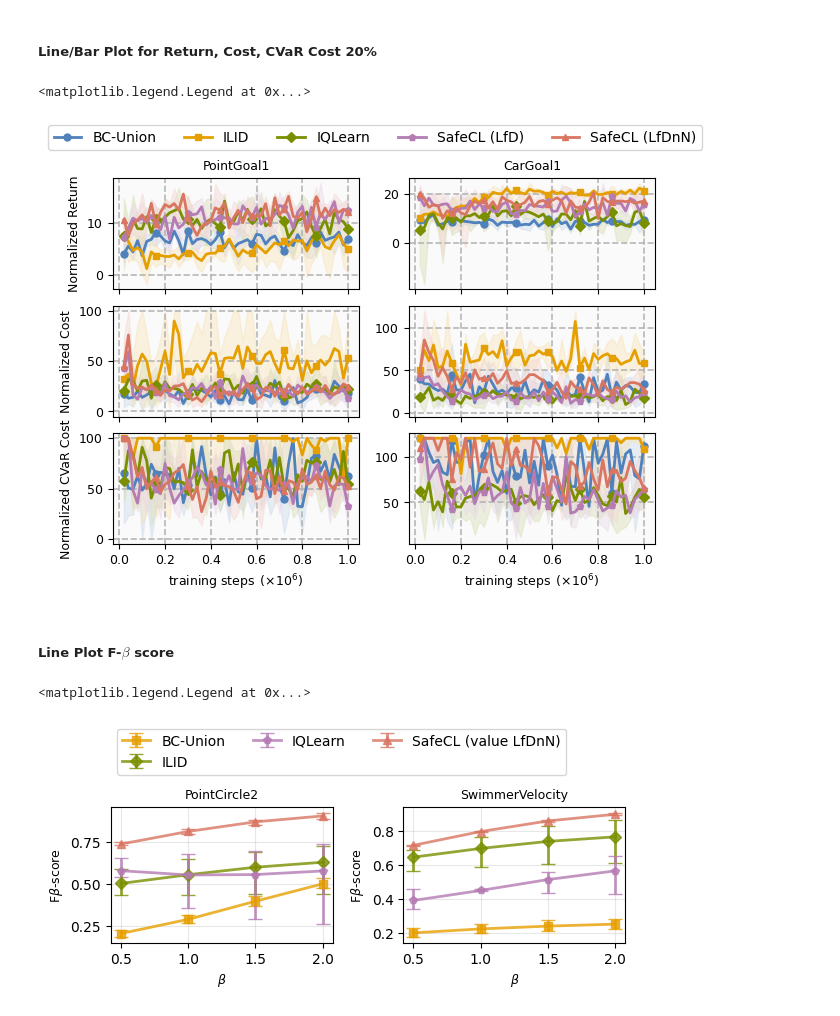
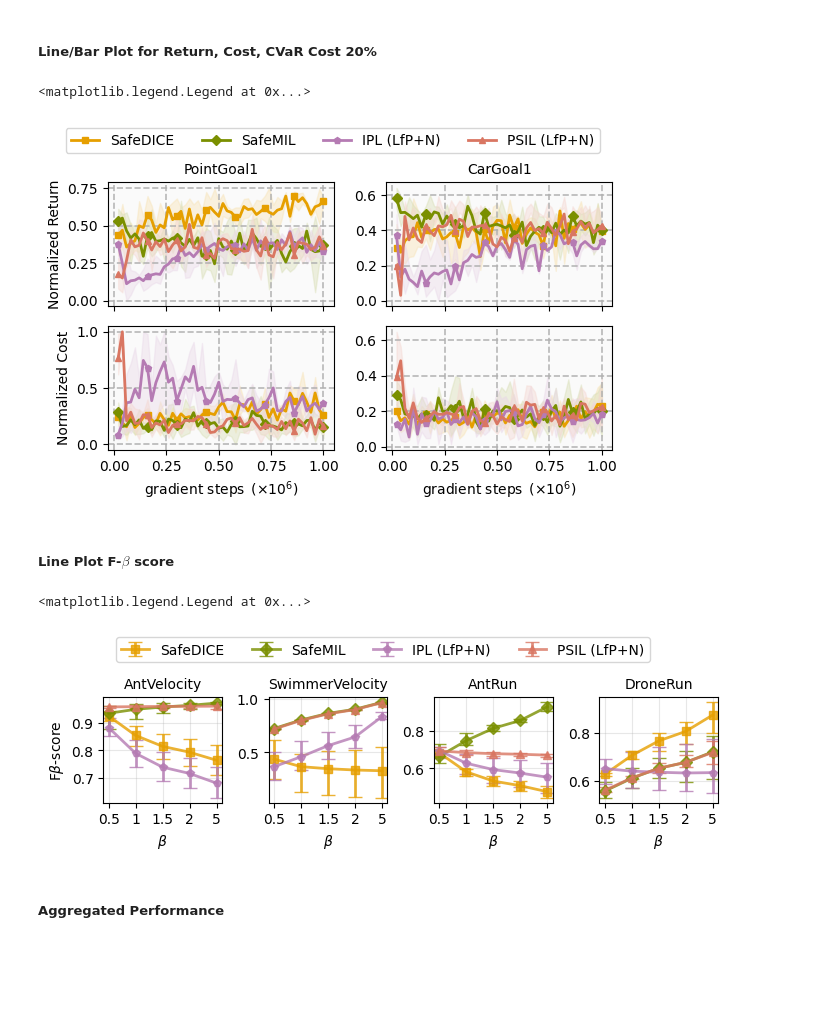
Before and after one commit to returaj/offline_mpc, a Jupyter notebook: dsrl_model/notebooks/safecl_plotting.ipynb, the cells around one changed output. Drawn from its saved outputs; the diff is of its cells as text; code cells hidden in the pictures; blank space fills up the shorter version.

Commit message:
update the safecl notebook

```diff
--- a/dsrl_model/notebooks/safecl_plotting.ipynb
+++ b/dsrl_model/notebooks/safecl_plotting.ipynb
@@ -170,0 +169,6 @@ ALGOS = [("bc_union_kl", "BC-Union"), ("ilid_mse_nonorm", "ILID"), ("iqlearn", "
+# %%
+# ALGOS = [("bc_union_kl", "BC-Union"), ("ilid_mse_nonorm", "ILID"), ("iqlearn", "IQLearn"), ("safecl/embd_64_piconst_0.9_wdecay_fulltrans/best_maps", "PSIL (LfP+N)")]
+
+ALGOS = [("safedice", "SafeDICE"), ("safemil/batch_4_bag_32", "SafeMIL"), ("ipl", "IPL (LfP+N)"), ("safecl/embd_64_piconst_0.9_wdecay_fulltrans/best_maps", "PSIL (LfP+N)"),]
+
+# ALGOS = [("safedice", "SafeDICE"), ("safemil/batch_4_bag_32", "SafeMIL"), ("ipl", "IPL (LfP+N)"), ("safecl/embd_64_piconst_0.9_wdecay_fulltrans/best_maps", "PSIL (LfP+N)"),]
@@ -247,8 +213,9 @@ def plot_bar_confidence_interval(means, lowers, uppers, labels, colors, title, x
 # %%
 def generate_performance_figures(hyperparams, tasks):
-    types = ("ep_reward", "ep_cost", "ep_worst_cost_0.2")
+    # types = ("ep_reward", "ep_cost", "ep_worst_cost_0.2")
+    types = ("ep_reward", "ep_cost",) # ("score",)
     num_tasks = len(tasks)
-    figsize = (7, len(types)*1.585)
+    figsize = (6, len(types)*2.0) # (4, 2.2)
     single_fig, single_axs = plt.subplots(len(types), num_tasks, figsize=figsize, sharex='col')
     for y, task in enumerate(tasks):
         for x, type in enumerate(types):
@@ -264,50 +231,61 @@ def generate_performance_figures(hyperparams, tasks):
                 if a == "preferred_bc":
                     m = l = u = np.ones(50) * baseline
                 if type == "ep_reward":
-                    m, l, u = (normalize_reward(r, baseline, task) for r in (m, l, u))
-                else:
-                    m, l, u = (normalize_cost(c, baseline, task) for c in (m, l, u))
+                    m, l, u = (normalize_reward(r, baseline, task, True) for r in (m, l, u))
+                elif type == "ep_cost" or type == "ep_worst_cost_0.2":
+                    m, l, u = (normalize_cost(c, baseline, task, True) for c in (m, l, u))
                 means.append(m)
                 lowers.append(l)
                 uppers.append(u)
                 labels.append(suffix)
-            colors = BASE_COLORS[1:len(labels)] + [BASE_COLORS[-1]]
-            markers = MARKERS[1:len(labels)] + [MARKERS[-1]]
+
+            # num_algos
+            colors = BASE_COLORS[2:len(labels)+1] + [BASE_COLORS[-1]]
+            markers = MARKERS[2:len(labels)+1] + [MARKERS[-1]]
+
             if type == "ep_cost":
                 ylabel = "Normalized Cost"
             elif type == "ep_reward":
                 ylabel = "Normalized Return"
+            elif type == "ep_worst_cost_0.2":
+                ylabel = "Normalized CVaR Cost"
+            elif type == "score":
+                ylabel = r"$s_\theta(\tau)$"
             else:
-                ylabel = "Normalized CVaR Cost"
+                raise Exception("type unknown")
 
             ax = plot_confidence_interval(means, lowers, uppers, labels=labels,
                                           colors=colors, markers=markers, title=task.replace("_", " "),
-                                          xlabel="training steps " + r"$ \, (\times 10^6)$",
+                                          xlabel="gradient steps " + r"$ \, (\times 10^6)$",
                                           ylabel=ylabel, axis=single_axs[x, y], is_ylabel=y==0,
-                                          is_xlabel=x==2, is_title=x==0, fontsize=9)
+                                          is_xlabel=x==1, is_title=x==0, fontsize=10)
 
     plt.subplots_adjust(hspace=0.15)
     return single_fig, single_axs
 # %%
 hyperparams = "neg_union_full/only_for_reporting"
 
-key = "performance_comparison"
+key = "LfP"
 tasks = ['PointGoal1', "CarGoal1",]
 # tasks = ['PointCircle2', "CarCircle2",]
 # tasks = [ "AntVelocity", "SwimmerVelocity"]
 # tasks = ["Walker2dVelocity", "HopperVelocity",]
 # tasks = ["DroneRun", "DroneCircle",]
 # tasks = ["AntRun", "AntCircle"]
 
+# tasks = ["PointCircle2", "DroneRun"]
 
 fig, ax = generate_performance_figures(hyperparams, tasks)
 handles, labels = ax[0, 0].get_legend_handles_labels()
 # Create a single legend for all subplots
-fig.legend(handles, labels, loc='upper center', ncol=len(ALGOS), fontsize=10)
+fig.tight_layout(rect=[0, 0, 1, 0.92])
+fig.legend(handles, labels, loc='lower center', bbox_to_anchor=(0.5, 0.89),  ncol=len(ALGOS), fontsize=10)
+
+# fig.legend(handles, labels, loc='upper center', ncol=len(ALGOS), fontsize=10)
 # fig.tight_layout()
 # %% [output]
 <matplotlib.legend.Legend at 0x...>
-[figure, old version]
+[figure, new version]
 # %% [markdown]
 ##### Line Plot F-$\beta$ score
 # %%
@@ -478,27 +460,36 @@ def generate_fbeta_figures(hyperparams, tasks, cost_betas, plot_type='combined')
 # %%
 hyperparams = "neg_union_full/only_for_reporting"
 
-key = "performance_comparison"
 plot_type = "combined"
-cost_betas = [0.5, 1.0, 1.5, 2.0]
+cost_betas = [0.5, 1, 1.5, 2, 5]
 
 # tasks = ['PointGoal1', "CarGoal1",]
-tasks = ['PointCircle2', "SwimmerVelocity",]
+# tasks = ['PointCircle2', "CarCircle2"]
 # tasks = [ "AntVelocity", "SwimmerVelocity"]
 # tasks = ["Walker2dVelocity", "HopperVelocity",]
 # tasks = ["DroneRun", "DroneCircle",]
 # tasks = ["AntRun", "AntCircle"]
 
+key = "LfP"
+# tasks = ["PointCircle2", "PointGoal1", "CarCircle2", "CarGoal1"]
+tasks = ["AntVelocity", "SwimmerVelocity", "AntRun", "DroneRun",]
+
+# tasks = ["PointCircle2", "DroneRun"]
 
 fig, ax = generate_fbeta_figures(hyperparams, tasks, cost_betas, plot_type)
 single_ax = ax[0] if plot_type == 'combined' else ax[0, 0]
 handles, labels = single_ax.get_legend_handles_labels()
 
-# 1. Compress the subplots area tightly to the top 92% of the canvas
+# # 1. Compress the subplots area tightly to the top 92% of the canvas
 fig.tight_layout(rect=[0, 0, 1, 0.92])
 
-# Create a single legend for all subplots
-fig.legend(handles, labels, loc='lower center', bbox_to_anchor=(0.5, 0.89),  ncol=3, fontsize=10)
+# # Create a single legend for all subplots
+fig.legend(handles, labels, loc='lower center', bbox_to_anchor=(0.5, 0.89),  ncol=5, fontsize=10)
+
+# fig.legend(handles, labels, loc='upper center', ncol=len(ALGOS), fontsize=10)
+# fig.tight_layout()
 # %% [output]
 <matplotlib.legend.Legend at 0x...>
-[figure, old version]
+[figure, new version]
+# %% [markdown]
+##### Aggregated Performance
```
Also changed, not shown: parts of 15 cells of this notebook.
